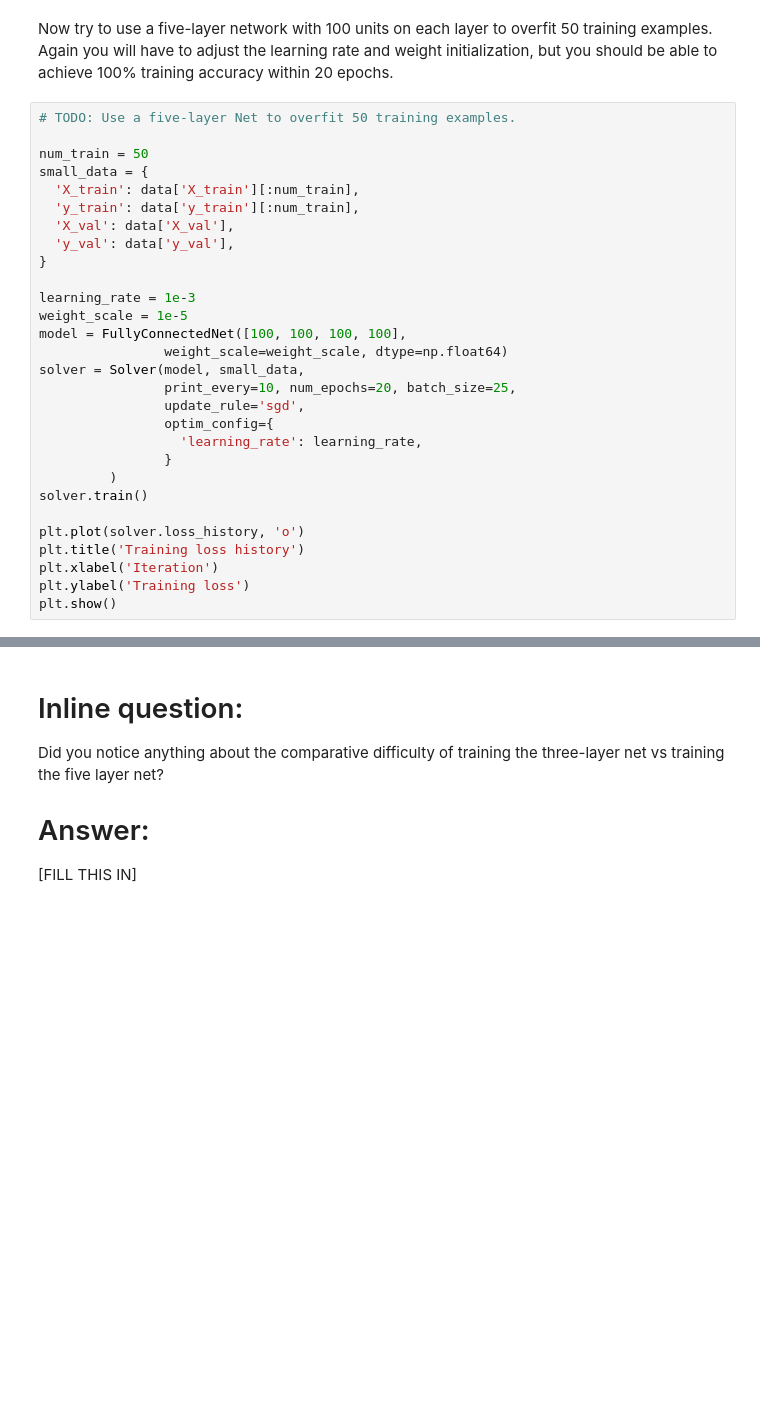
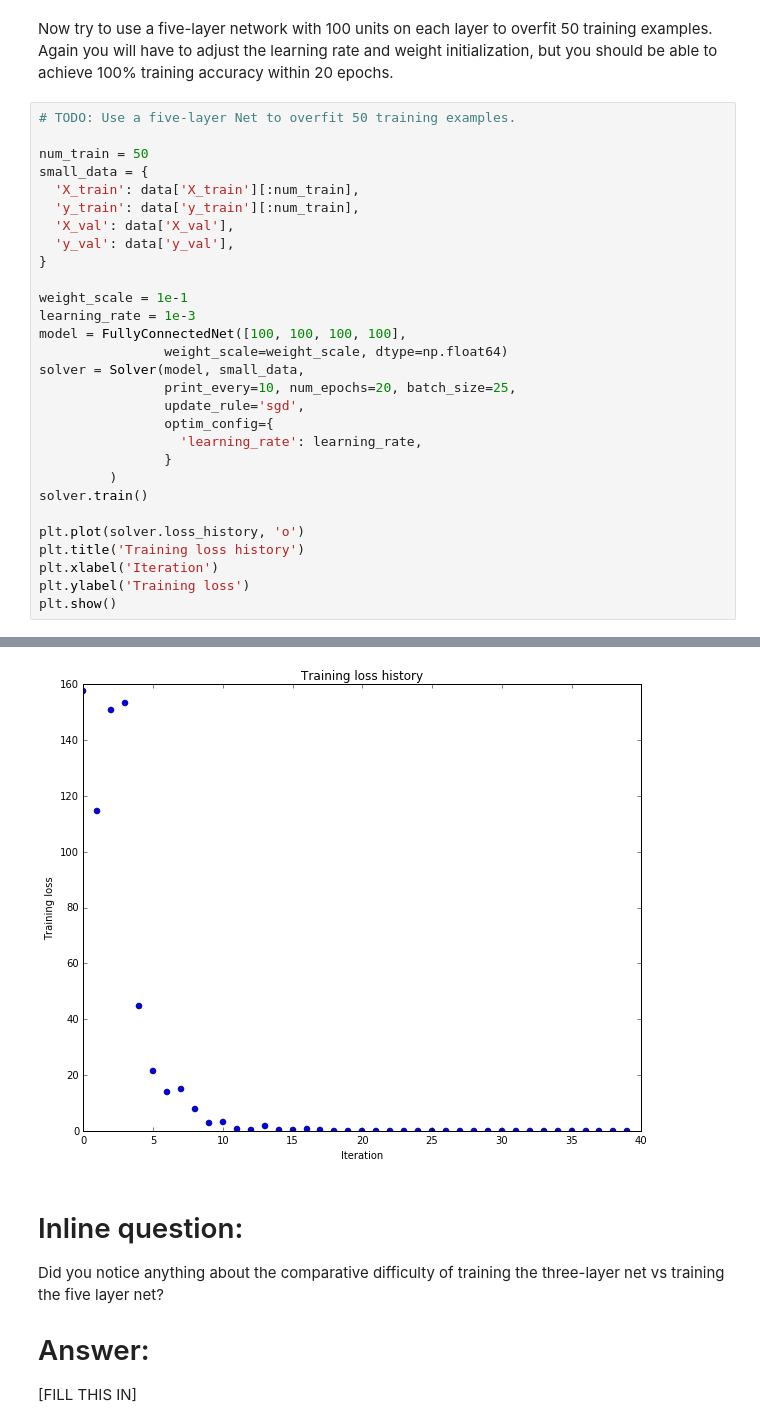
Before and after one commit to hxsylzpf/cs231n-assignments, a Jupyter notebook: assignment2/FullyConnectedNets.ipynb, the cells around one changed output, grey strips where cells are left out. Cells and saved outputs as stored; diff of their text form; blank space fills up the shorter version.

```diff
--- a/assignment2/FullyConnectedNets.ipynb
+++ b/assignment2/FullyConnectedNets.ipynb
@@ -439,8 +475,8 @@ small_data = {
   'y_val': data['y_val'],
 }
 
+weight_scale = 1e-1
 learning_rate = 1e-3
-weight_scale = 1e-5
 model = FullyConnectedNet([100, 100, 100, 100],
                 weight_scale=weight_scale, dtype=np.float64)
 solver = Solver(model, small_data,
@@ -457,3 +493,4 @@ plt.title('Training loss history')
 plt.xlabel('Iteration')
 plt.ylabel('Training loss')
 plt.show()
+# %% [output]
@@ -460,3 +514,4 @@ plt.show()
+[figure, added]
 # %% [markdown]
 # Inline question:
 Did you notice anything about the comparative difficulty of training the three-layer net vs training the five layer net?
```
Also changed, not shown: parts of 5 cells of this notebook, 2 other files.
